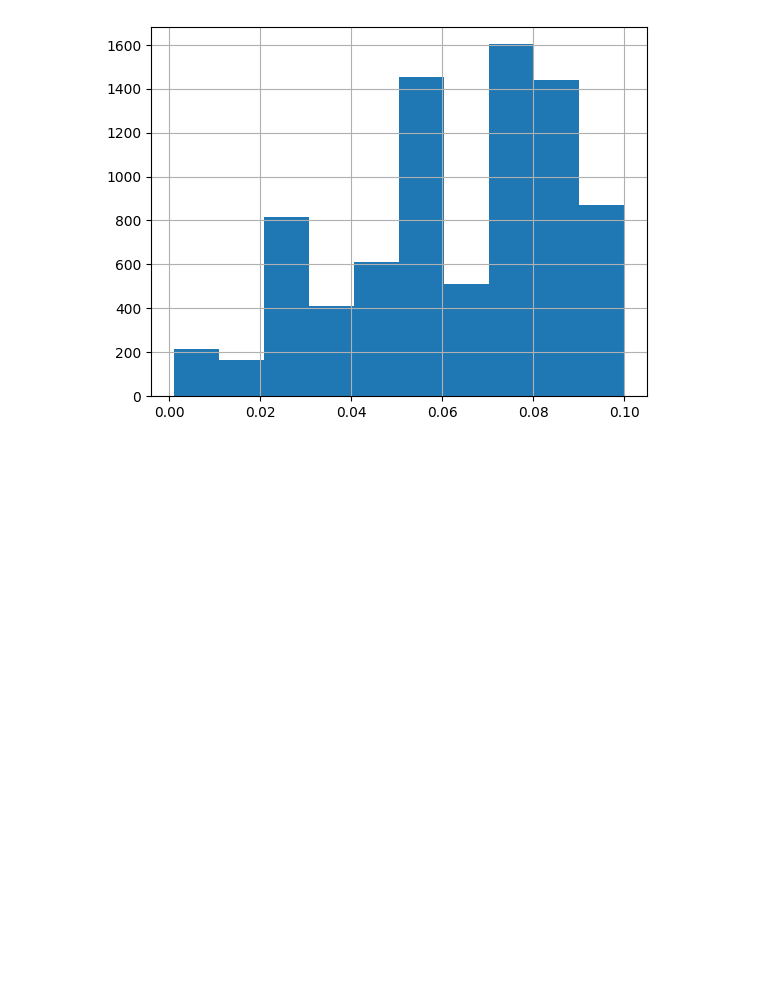
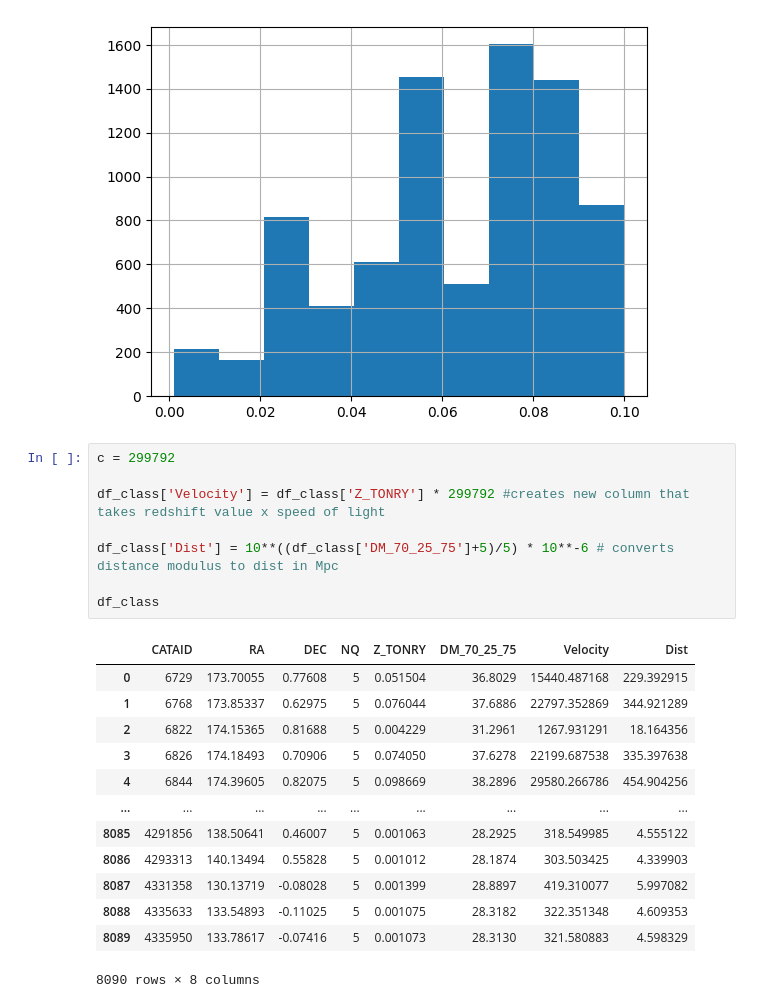
Before and after one commit to SPS-SP2273/learning-portfolio-garywong432, a Jupyter notebook: app challenge/app challenge.ipynb, the cells around one changed output. Drawn from its saved outputs; the diff is of its cells as text; blank space fills up the shorter version.

```diff
--- a/app challenge/app challenge.ipynb
+++ b/app challenge/app challenge.ipynb
@@ -49,3 +50,25 @@ df_class['Z_TONRY'].hist(bins = 10) # bin is essentially intervals
 # %% [output]
 <Axes: >
 [figure]
+# %%
+c = 299792
+
+df_class['Velocity'] = df_class['Z_TONRY'] * 299792 #creates new column that takes redshift value x speed of light
+
+df_class['Dist'] = 10**((df_class['DM_70_25_75']+5)/5) * 10**-6 # converts distance modulus to dist in Mpc
+
+df_class
+# %% [output]
+|  | CATAID | RA | DEC | NQ | Z_TONRY | DM_70_25_75 | Velocity | Dist |
+| 0 | 6729 | 173.70055 | 0.77608 | 5 | 0.051504 | 36.8029 | 15440.487168 | 229.392915 |
+| 1 | 6768 | 173.85337 | 0.62975 | 5 | 0.076044 | 37.6886 | 22797.352869 | 344.921289 |
+| 2 | 6822 | 174.15365 | 0.81688 | 5 | 0.004229 | 31.2961 | 1267.931291 | 18.164356 |
+| 3 | 6826 | 174.18493 | 0.70906 | 5 | 0.074050 | 37.6278 | 22199.687538 | 335.397638 |
+| 4 | 6844 | 174.39605 | 0.82075 | 5 | 0.098669 | 38.2896 | 29580.266786 | 454.904256 |
+| ... | ... | ... | ... | ... | ... | ... | ... | ... |
+| 8085 | 4291856 | 138.50641 | 0.46007 | 5 | 0.001063 | 28.2925 | 318.549985 | 4.555122 |
+| 8086 | 4293313 | 140.13494 | 0.55828 | 5 | 0.001012 | 28.1874 | 303.503425 | 4.339903 |
+| 8087 | 4331358 | 130.13719 | -0.08028 | 5 | 0.001399 | 28.8897 | 419.310077 | 5.997082 |
+| 8088 | 4335633 | 133.54893 | -0.11025 | 5 | 0.001075 | 28.3182 | 322.351348 | 4.609353 |
+| 8089 | 4335950 | 133.78617 | -0.07416 | 5 | 0.001073 | 28.3130 | 321.580883 | 4.598329 |
+8090 rows × 8 columns
```
Also changed, not shown: parts of 5 cells of this notebook.
